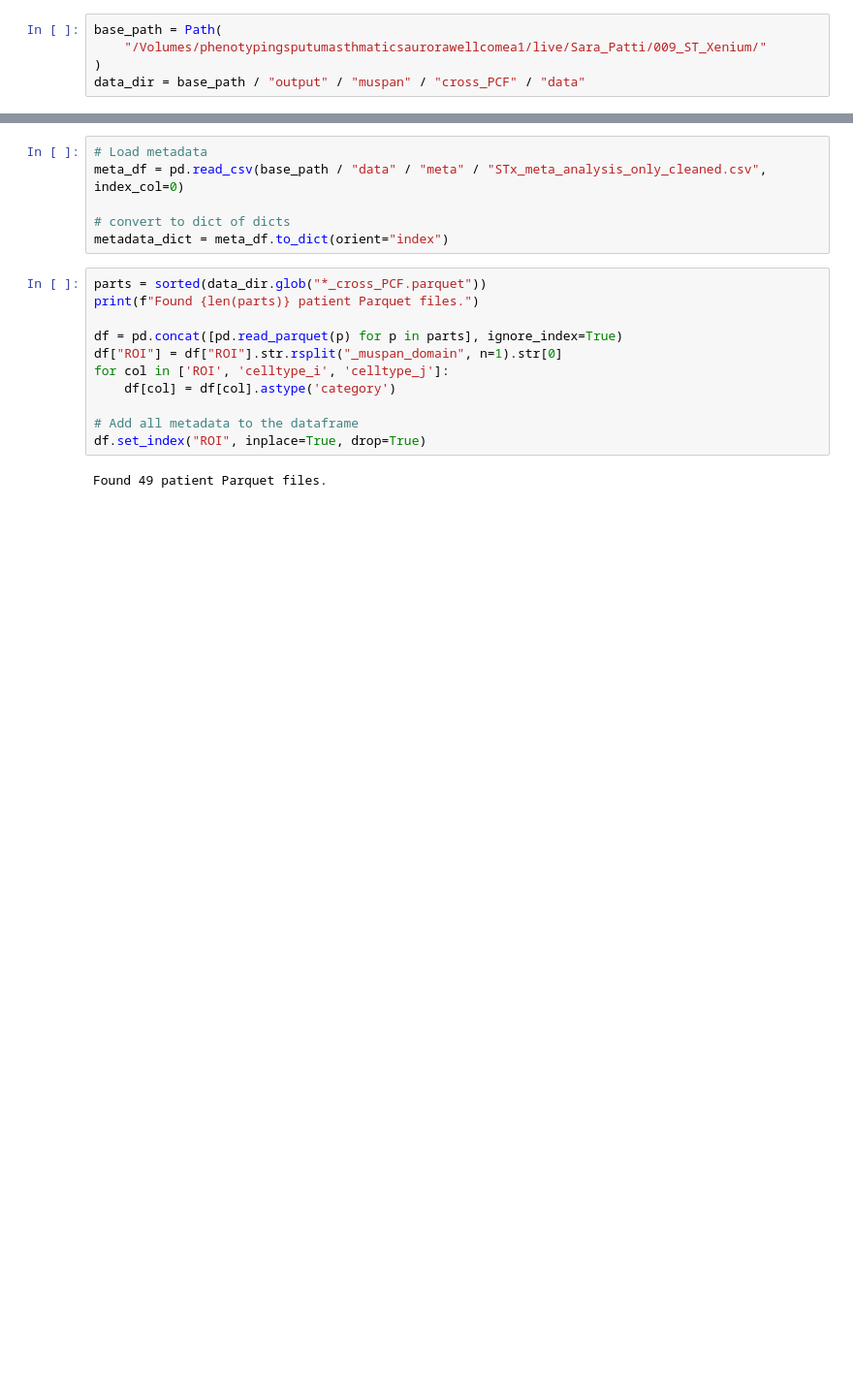
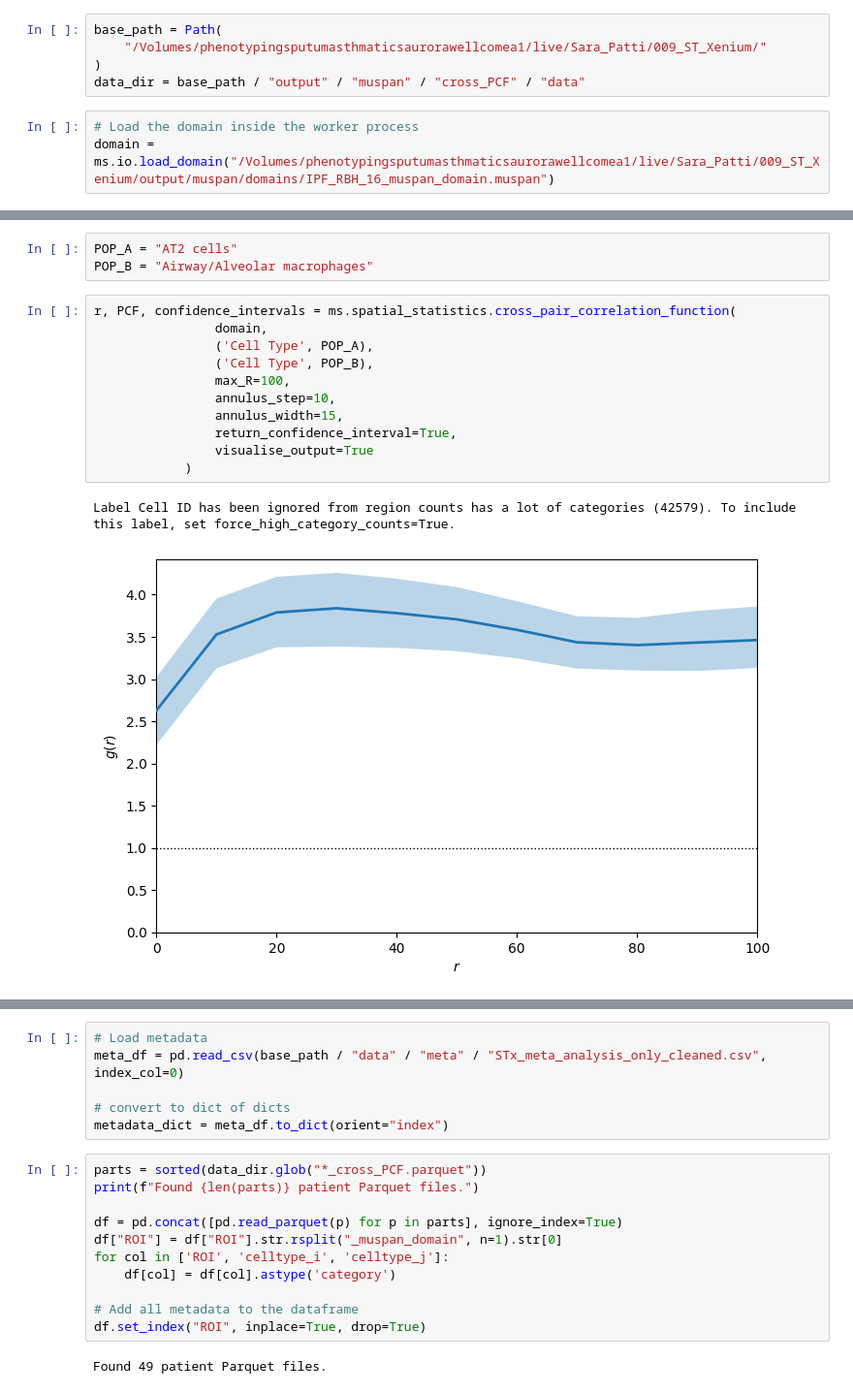
Before and after one commit to spatts14/AirScape_analysis, a Jupyter notebook: notebooks/cPCF_group.ipynb, the cells around one changed output, grey strips where cells are left out. Shown at 97% size. Saved outputs shown, nothing was run; the diff lists cells and outputs as text; blank space fills up the shorter version.

Commit message:
troubleshooting cPCF plotting and saving

```diff
--- a/notebooks/cPCF_group.ipynb
+++ b/notebooks/cPCF_group.ipynb
@@ -8,3 +10,6 @@ base_path = Path(
     "/Volumes/phenotypingsputumasthmaticsaurorawellcomea1/live/Sara_Patti/009_ST_Xenium/"
 )
 data_dir = base_path / "output" / "muspan" / "cross_PCF" / "data"
+# %%
+# Load the domain inside the worker process
+domain = ms.io.load_domain("/Volumes/phenotypingsputumasthmaticsaurorawellcomea1/live/Sara_Patti/009_ST_Xenium/output/muspan/domains/IPF_RBH_16_muspan_domain.muspan")
@@ -10,0 +24,17 @@ data_dir = base_path / "output" / "muspan" / "cross_PCF" / "data"
+# %%
+POP_A = "AT2 cells"
+POP_B = "Airway/Alveolar macrophages"
+# %%
+r, PCF, confidence_intervals = ms.spatial_statistics.cross_pair_correlation_function(
+                domain,
+                ('Cell Type', POP_A),
+                ('Cell Type', POP_B),
+                max_R=100,
+                annulus_step=10,
+                annulus_width=15,
+                return_confidence_interval=True,
+                visualise_output=True
+            )
+# %% [output]
+Label Cell ID has been ignored from region counts has a lot of categories (42579). To include this label, set force_high_category_counts=True.
+[figure, added]
```
Also changed, not shown: parts of 6 cells of this notebook, 1 other file.
